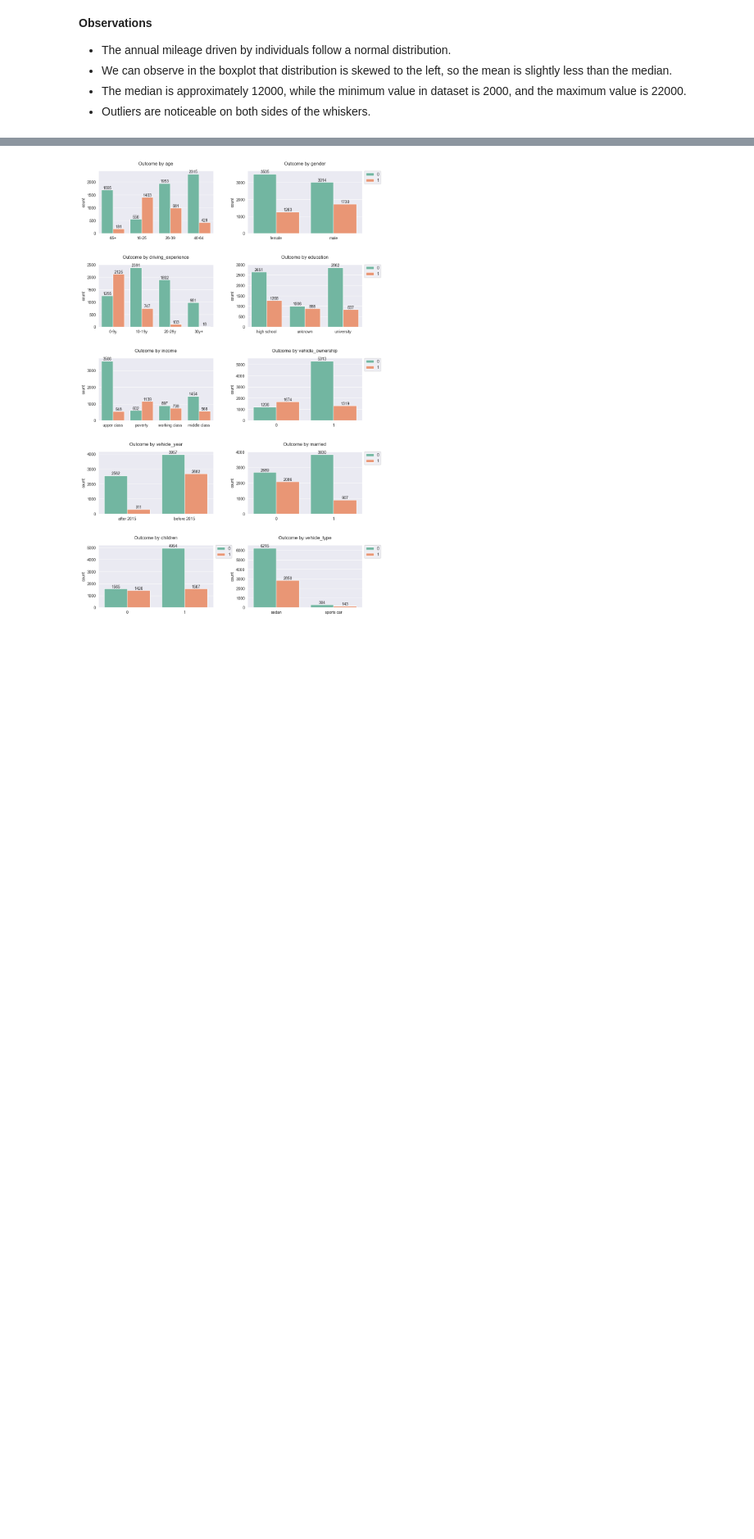
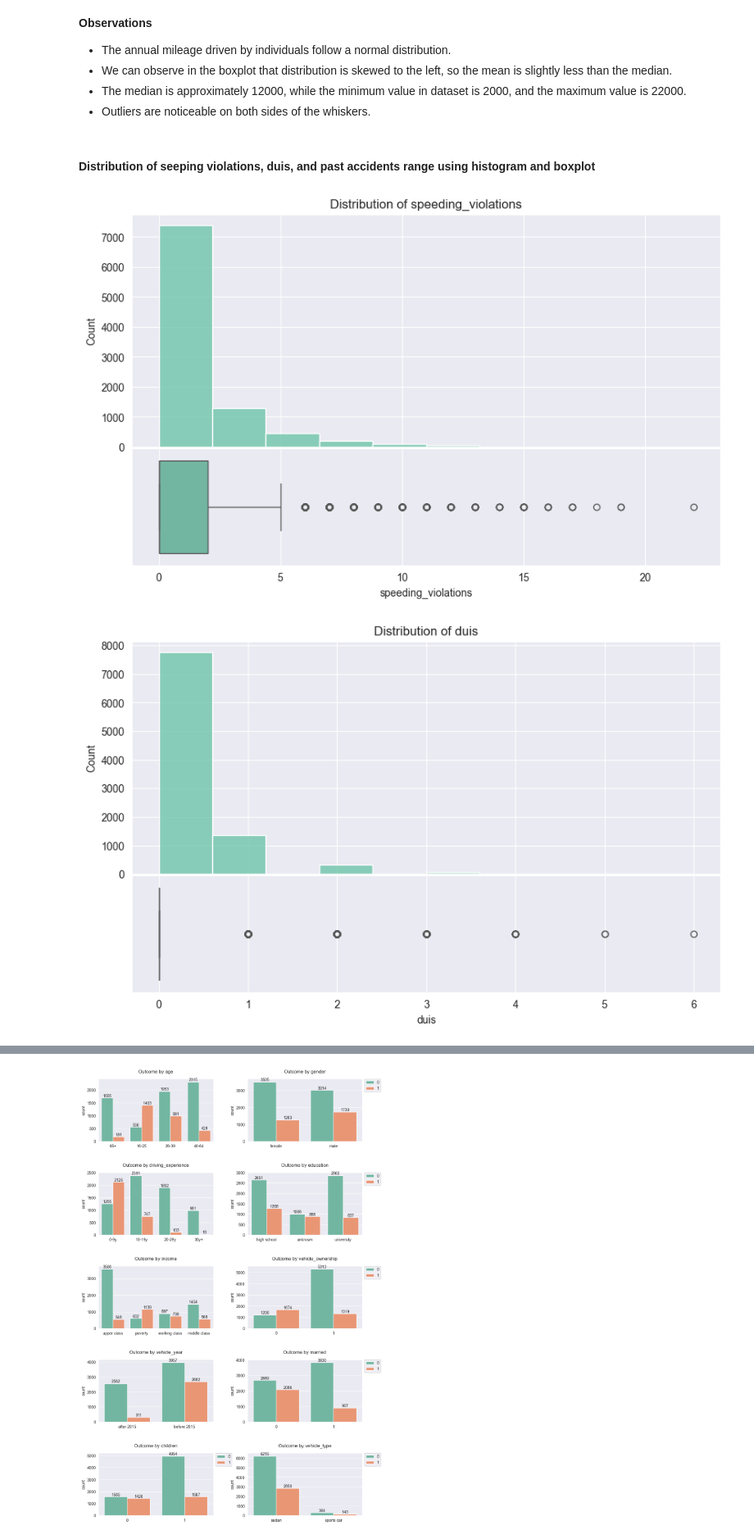
Before and after one commit to mariakyrychok/ds_homeworks, a Jupyter notebook: lec_4/main.ipynb, the cells around one changed output, grey strips where cells are left out. Shown at 82% size. Saved outputs shown, nothing was run; the diff lists cells and outputs as text; code cells hidden in the pictures; blank space fills up the shorter version.

```diff
--- a/lec_4/main.ipynb
+++ b/lec_4/main.ipynb
@@ -382,9 +383,9 @@ The data's proportions mirror real-life proportions, with particular emphasis on
 # %%
-def draw_distribution(column):
+def draw_distribution(column, bins=20):
     f, (ax1, ax2) = plt.subplots(2, 1, sharex=True, figsize=(10,6), gridspec_kw={'height_ratios': [2, 1]})
     plt.subplots_adjust(hspace=0.01)
     ax1.set_title(f'Distribution of {column}')
-    sns.histplot(data=claims, x=column, bins=20, ax=ax1)
+    sns.histplot(data=claims, x=column, ax=ax1, common_bins=True, bins=bins)
     sns.boxplot(data=claims, x=column, ax=ax2)
     plt.show()
 
@@ -410,3 +411,11 @@ draw_distribution('annual_mileage')
 - We can observe in the boxplot that distribution is skewed to the left, so the mean is slightly less than the median.
 - The median is approximately 12000, while the minimum value in dataset is 2000, and the maximum value is 22000.
 - Outliers are noticeable on both sides of the whiskers.
+# %% [markdown]
+#### Distribution of seeping violations, duis, and past accidents range using histogram and boxplot
+# %%
+for col in numerical_columns[2:]:
+    draw_distribution(col, bins=10)
+# %% [output]
+[figure, added]
+[figure, added]
```
Also changed, not shown: parts of 23 cells of this notebook.
